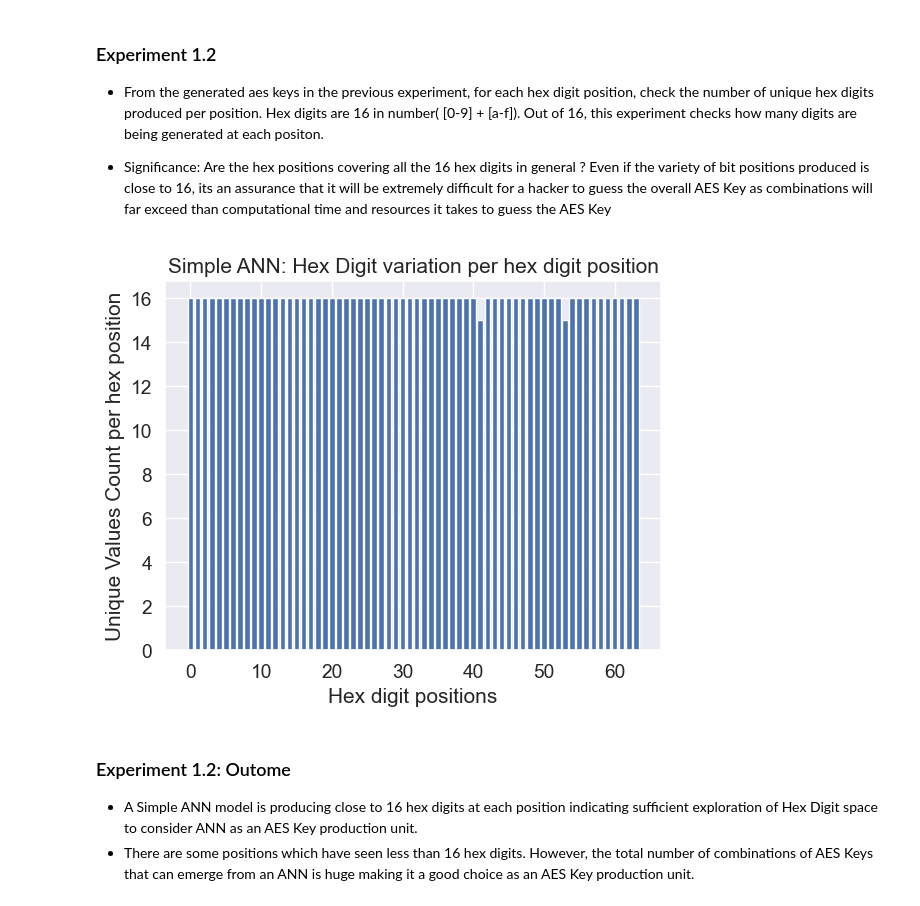
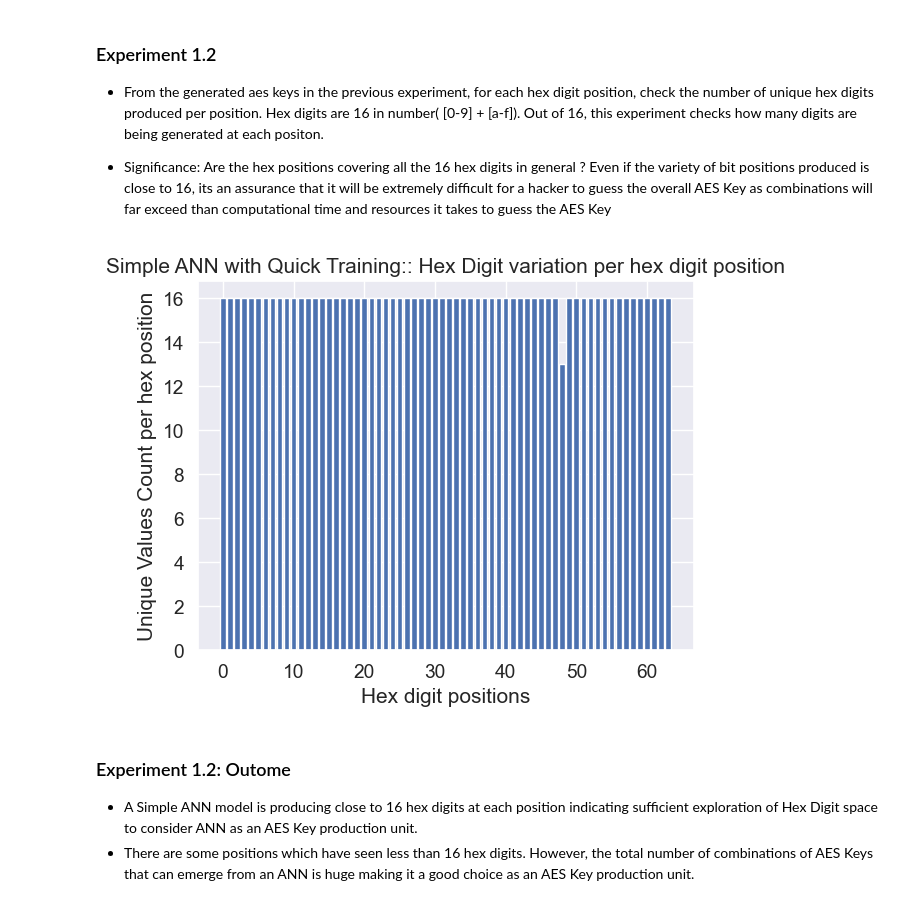
Before and after one commit to JSMitra/ForYourKeysOnly, a Jupyter notebook: FYKO_JupyterNotebook/FYKO.ipynb, the cells around one changed output. Drawn from its saved outputs; the diff is of its cells as text; code cells hidden in the pictures.

```diff
--- a/FYKO_JupyterNotebook/FYKO.ipynb
+++ b/FYKO_JupyterNotebook/FYKO.ipynb
@@ -513,13 +513,13 @@ _________________________________________________________________
 ### Utility test functions to check AES Key conflicts
 # %%
 # returns repeating AES Keys map
-def test_aes_key_conflict_for_an_ann(use_complex_model=False, iterations=100):
+def test_aes_key_conflict_for_an_ann(use_complex_model=False, quick_train=True, iterations=100):
     generated_aes_keys = set([])
     repeating_aes_key_map = {}
     if use_complex_model:
-        model = generate_ANN(use_complex_model=True)
+        model = generate_ANN(use_complex_model=True,quick_train=quick_train)
     else:
-        model = generate_ANN(use_complex_model=False)
+        model = generate_ANN(use_complex_model=False,quick_train=quick_train)
 
     for i in range(0,iterations):
         random_string = str(uuid.uuid4())
@@ -581,7 +581,7 @@ def test_two_anns_for_aes_key_conflict(use_complex_model=False, iterations=100):
 # %%
 # explore each hex position of given AES Keys list and plot how many unique hex digits are produced for the
 # 64 hex bit positions
-def plot_hex_position_unique_digit_counts(is_complex_ann=False, generated_aes_keys=[]):
+def plot_hex_position_unique_digit_counts(is_complex_ann=False, quick_trained=True, generated_aes_keys=[]):
     # AES key of 256 bits has 64 hex positions, lets record the unique values count per position
     hex_digit_position_unique_value_count = {}
 
@@ -603,10 +603,16 @@ def plot_hex_position_unique_digit_counts(is_complex_ann=False, generated_aes_ke
     plt.bar(range(64),values)
     plt.xlabel('Hex digit positions')
     plt.ylabel('Unique Values Count per hex position')
-    simple_or_complex = 'Simple'
+    simple_or_complex = 'Simple ANN'
     if is_complex_ann:
-        simple_or_complex = 'Complex'
-    msg = f'{simple_or_complex} ANN: Hex Digit variation per hex digit position'
+        simple_or_complex = 'Complex ANN'
+
+    if quick_trained:
+        simple_or_complex = simple_or_complex + ' with Quick Training:'
+    else:
+        simple_or_complex = simple_or_complex + ' without Quick Training:'
+
+    msg = f'{simple_or_complex}: Hex Digit variation per hex digit position'
     plt.title(msg)
     plt.show()
 # %% [markdown]
@@ -615,6 +621,11 @@ def plot_hex_position_unique_digit_counts(is_complex_ann=False, generated_aes_ke
 - Check for repeating AES Keys
 # %%
 iterations = 100000
-generated_aes_keys, repeating_aes_key_map = test_aes_key_conflict_for_an_ann(use_complex_model=False, iterations=iterations)
-print(f'repeating_aes_key_map={repeating_aes_key_map} for Simple ANN in {iterations} iterations of random inputs')
+quick_train = True
+generated_aes_keys, repeating_aes_key_map = test_aes_key_conflict_for_an_ann(use_complex_model=False,
+                                                                             quick_train = quick_train,
+                                                                             iterations=iterations)
+print(f'repeating_aes_key_map={repeating_aes_key_map} \
+      for Simple ANN with quick training:{quick_train} \
+      in {iterations} iterations of random inputs')
 # %% [output]
@@ -628,9 +639,11 @@ repeating_aes_key_map={} for Simple ANN in 100000 iterations of random inputs
 
 - Significance: Are the hex positions covering all the 16 hex digits in general ? Even if the variety of bit positions produced is close to 16, its an assurance that it will be extremely difficult for a hacker to guess the overall AES Key as combinations will far exceed than computational time and resources it takes to guess the AES Key
 # %%
-plot_hex_position_unique_digit_counts(is_complex_ann=False,generated_aes_keys=generated_aes_keys)
+plot_hex_position_unique_digit_counts(is_complex_ann=False,
+                                      quick_trained=quick_train,
+                                      generated_aes_keys=generated_aes_keys)
 # %% [output]
-[figure, old version]
+[figure, new version]
 # %% [markdown]
 ### Experiment 1.2: Outome
 - A Simple ANN model is producing close to 16 hex digits at each position indicating sufficient exploration of Hex Digit space to consider ANN as an AES Key production unit.
```
Also changed, not shown: parts of 46 cells of this notebook.
